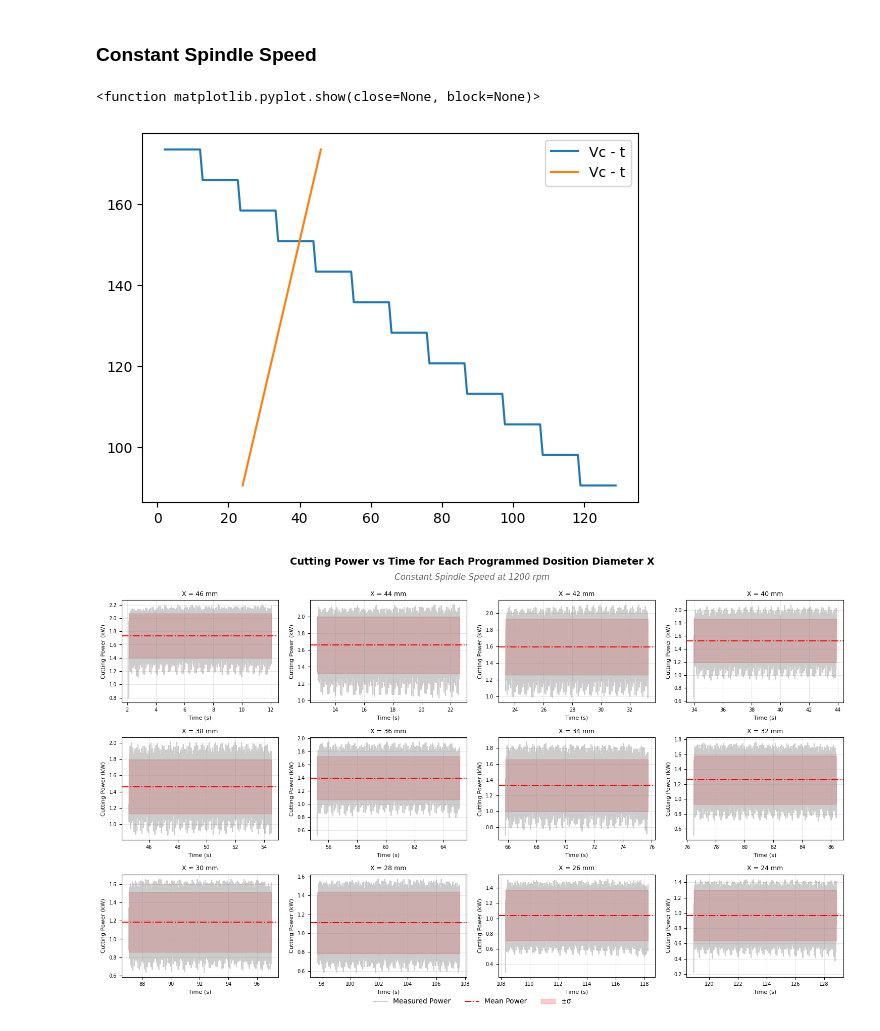
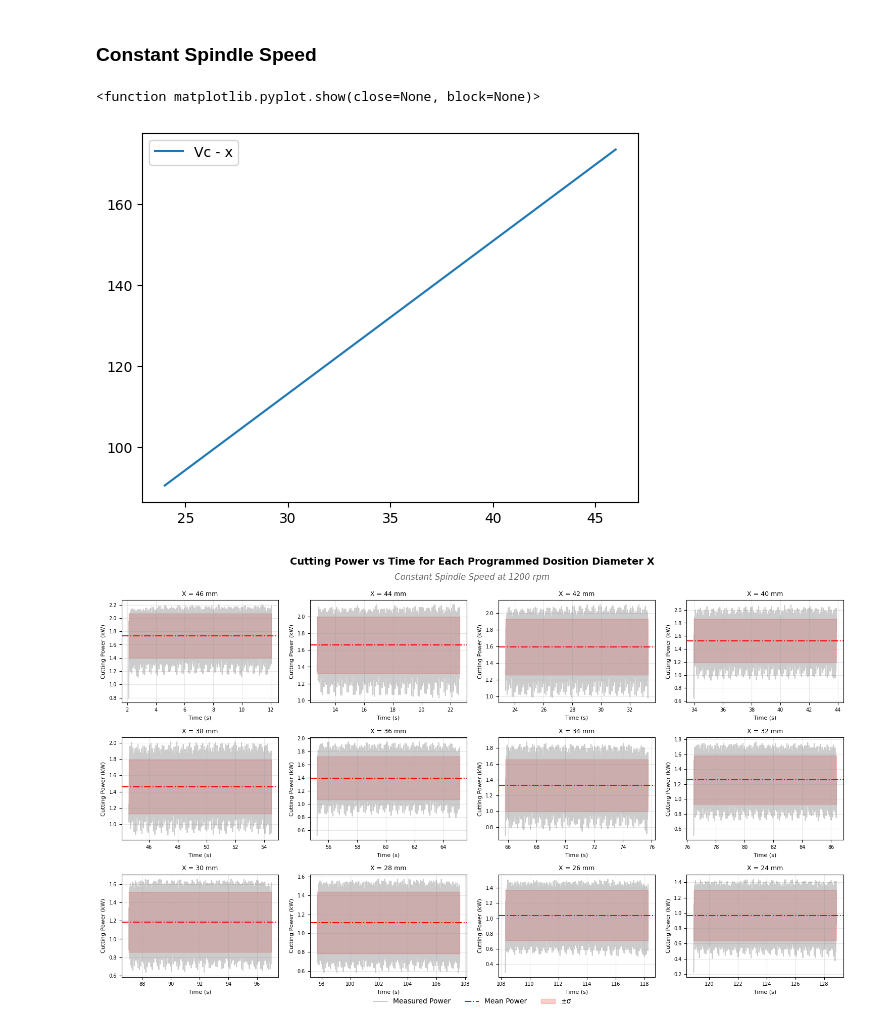
Before and after one commit to PaoloRos/MASSMa, a Jupyter notebook: turning_datas/chapter_2025-main/1st_assignment.ipynb, the cells around one changed output. Saved outputs shown, nothing was run; the diff lists cells and outputs as text; code cells hidden in the pictures.

```diff
--- a/turning_datas/chapter_2025-main/1st_assignment.ipynb
+++ b/turning_datas/chapter_2025-main/1st_assignment.ipynb
@@ -389,14 +389,14 @@ df_1200['Fc'] = df_1200['Pc'] / df_1200['Vc'] * 60   #(N)
 # Specific Cutting Force
 df_1200['Kc'] = df_1200['Fc'] / (ap * f)   #(N/mm² = MPa)
 # %%
-plt.plot(df_1200['time'], df_1200['Vc'], label = 'Vc - t')
-plt.plot(df_1200['prog_pos_x'], df_1200['Vc'], label = 'Vc - t')
+#plt.plot(df_1200['time'], df_1200['Vc'], label = 'Vc - t')
+plt.plot(df_1200['prog_pos_x'], df_1200['Vc'], label = 'Vc - x')
 
 plt.legend()
 plt.show
 # %% [output]
 <function matplotlib.pyplot.show(close=None, block=None)>
-[figure, old version]
+[figure, new version]
 # %%
 stats_1200 = (
     df_1200.groupby('prog_pos_x')[['Pc', 'Vc', 'Fc', 'Kc']]
```
Also changed, not shown: 14 other files.
